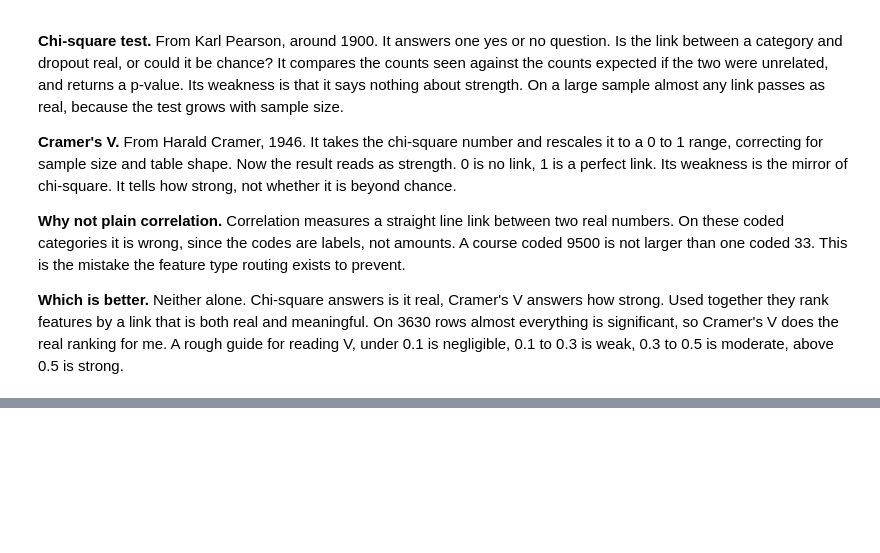
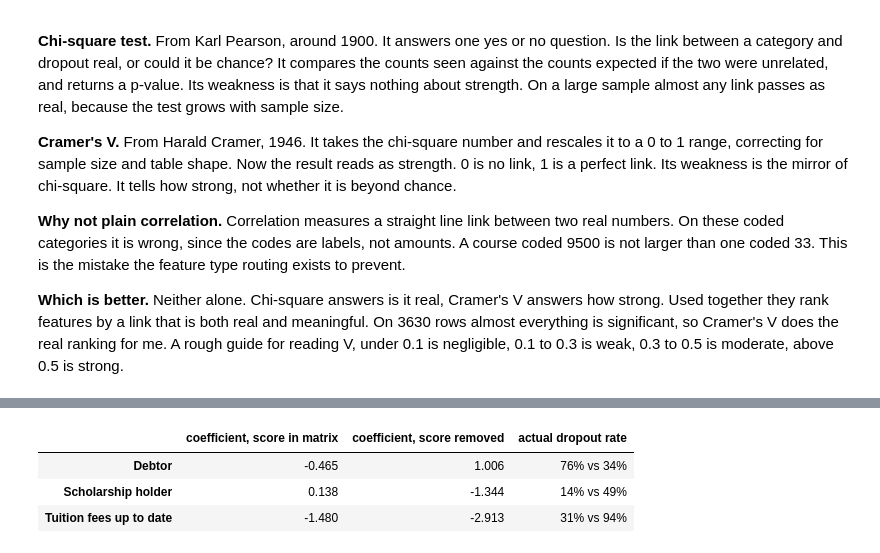
Before and after one commit to jeryldev/pgdaiml-capstone, a Jupyter notebook: notebooks/03_eda_feature_engineering.ipynb, the cells around one changed output, grey strips where cells are left out. Cells and saved outputs as stored; diff of their text form; code cells hidden in the pictures; blank space fills up the shorter version.

```diff
--- a/notebooks/03_eda_feature_engineering.ipynb
+++ b/notebooks/03_eda_feature_engineering.ipynb
@@ -222,9 +234,0 @@ Filter selection ranks features by how much they tell about dropout, before any
-# %%
-from sklearn.feature_selection import mutual_info_classif
-
-cols = FEATURES + ["socioeconomic pressure"]
-discrete = [c in (BINARY_FLAGS + NOMINAL_CODED) for c in cols]
-mi = mutual_info_classif(Xtr[cols], ytr, discrete_features=discrete, random_state=42)
-print("mutual information, top features (train)")
-for c, m in sorted(zip(cols, mi), key=lambda r: -r[1])[:8]:
-    print(f"  {c:32} MI={m:.4f}")
@@ -290,0 +317,15 @@ Step 4 loads the saved split and pipeline, trains several models, and compares t
+# %%
+def build_matrix(frame, numeric, nominal, flags):
+    pre = ColumnTransformer([
+        ("num", StandardScaler(), numeric),
+        ("cat", OneHotEncoder(handle_unknown="ignore"), nominal),
+        ("flag", "passthrough", flags),
+    ])
+    return pre, pre.fit_transform(frame)
+
+pre_old, Z_old = build_matrix(
+    check, CONTINUOUS + COUNT_ORDINAL + ["socioeconomic pressure"], NOMINAL_CODED, BINARY_FLAGS
+)
+print(f"columns              {Z_old.shape[1]}")
+print(f"one-hot blocks       {len(NOMINAL_CODED)}")
+print(f"exact dependencies   {linear_dependencies(Z_old)}")
@@ -290,0 +344,22 @@ Step 4 loads the saved split and pipeline, trains several models, and compares t
+# %%
+def coefficients(pre, Z):
+    fit = LogisticRegression(max_iter=3000, class_weight="balanced").fit(Z, ytr)
+    return pd.Series(fit.coef_[0], index=pre.get_feature_names_out())
+
+pre_clean, Z_clean = build_matrix(Xtr, CONTINUOUS + COUNT_ORDINAL, NOMINAL_CODED, BINARY_FLAGS)
+with_score = coefficients(pre_old, Z_old)
+without_score = coefficients(pre_clean, Z_clean)
+
+three = ["Debtor", "Scholarship holder", "Tuition fees up to date"]
+actual = lambda c: f"{ytr[Xtr[c] == 1].mean():.0%} vs {ytr[Xtr[c] == 0].mean():.0%}"
+
+pd.DataFrame({
+    "coefficient, score in matrix": [round(with_score["flag__" + c], 3) for c in three],
+    "coefficient, score removed": [round(without_score["flag__" + c], 3) for c in three],
+    "actual dropout rate": [actual(c) for c in three],
+}, index=three)
+# %% [output]
+|  | coefficient, score in matrix | coefficient, score removed | actual dropout rate |
+| Debtor | -0.465 | 1.006 | 76% vs 34% |
+| Scholarship holder | 0.138 | -1.344 | 14% vs 49% |
+| Tuition fees up to date | -1.480 | -2.913 | 31% vs 94% |
```
Also changed, not shown: parts of 51 cells of this notebook, 17 other files.
